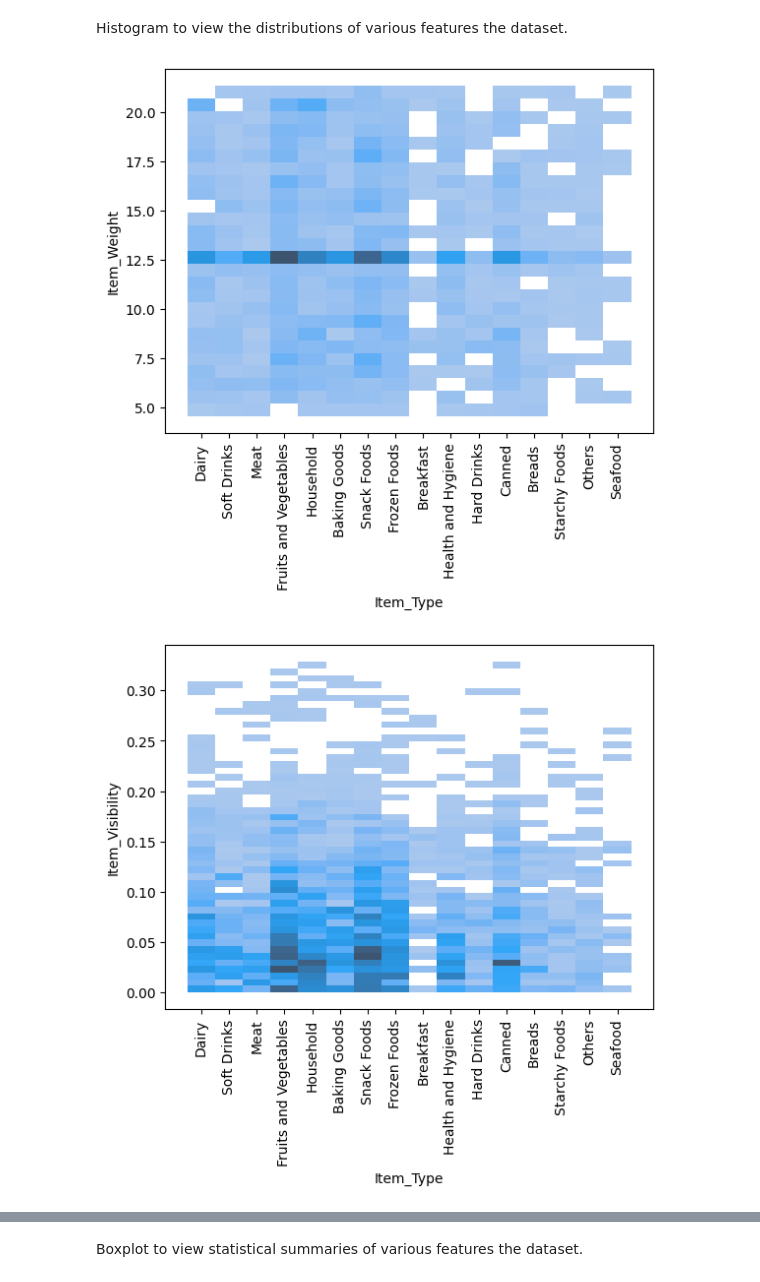
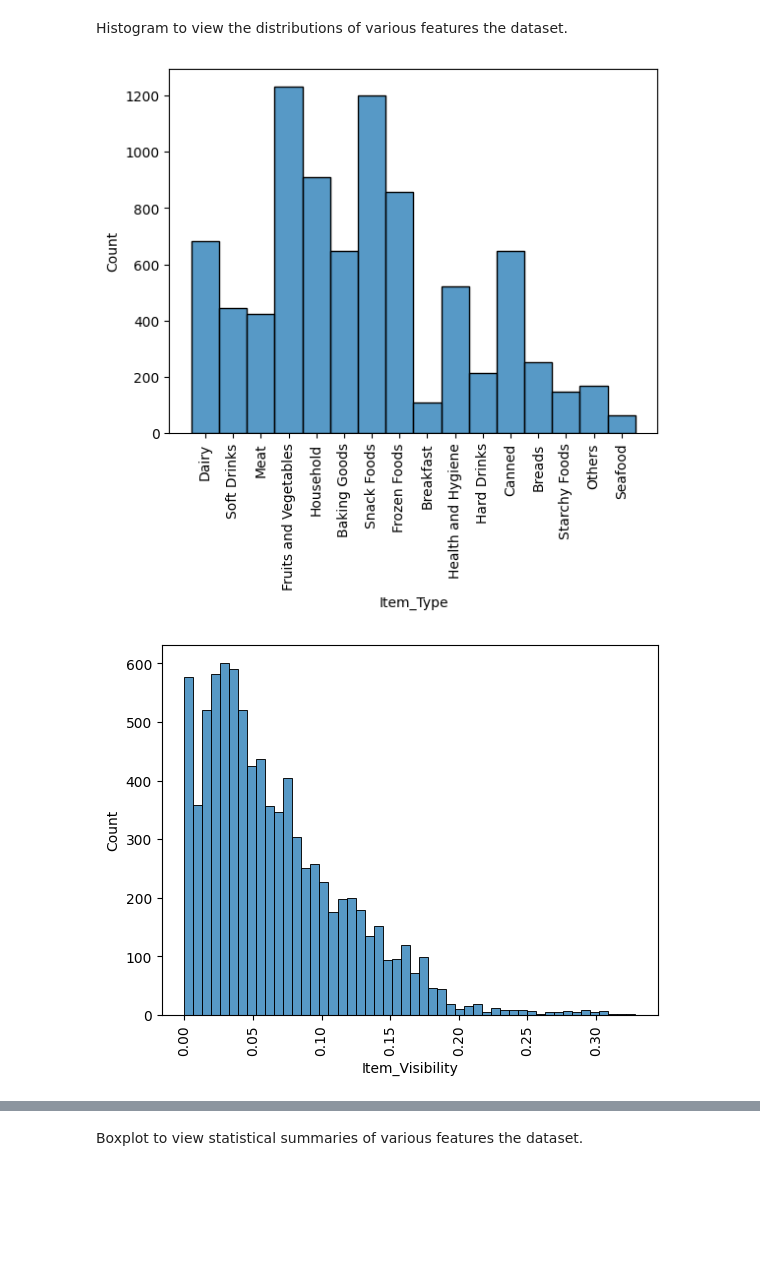
Before and after one commit to mvidales775/Prediction-of-Product-Sales, a Jupyter notebook: Prediction_of_Product_Sales.ipynb, the cells around one changed output, grey strips where cells are left out. Saved outputs shown, nothing was run; the diff lists cells and outputs as text; code cells hidden in the pictures; blank space fills up the shorter version.

```diff
--- a/Prediction_of_Product_Sales.ipynb
+++ b/Prediction_of_Product_Sales.ipynb
@@ -190,13 +190,13 @@ df.describe(include="number")
 # %% [markdown]
 Histogram to view the distributions of various features the dataset.
 # %%
-ax = sns.histplot(data=df, x="Item_Type", y='Item_Weight')
+ax = sns.histplot(data=df, x="Item_Type")
 ax.tick_params(axis='x', rotation = 90);
 # %% [output]
-[figure, old version]
+[figure, new version]
 # %%
-ax = sns.histplot(data=df, x="Item_Type", y='Item_Visibility')
+ax = sns.histplot(data=df, x='Item_Visibility')
 ax.tick_params(axis='x', rotation = 90);
 # %% [output]
-[figure, old version]
+[figure, new version]
 # %%
```
Also changed, not shown: parts of 2 cells of this notebook.
